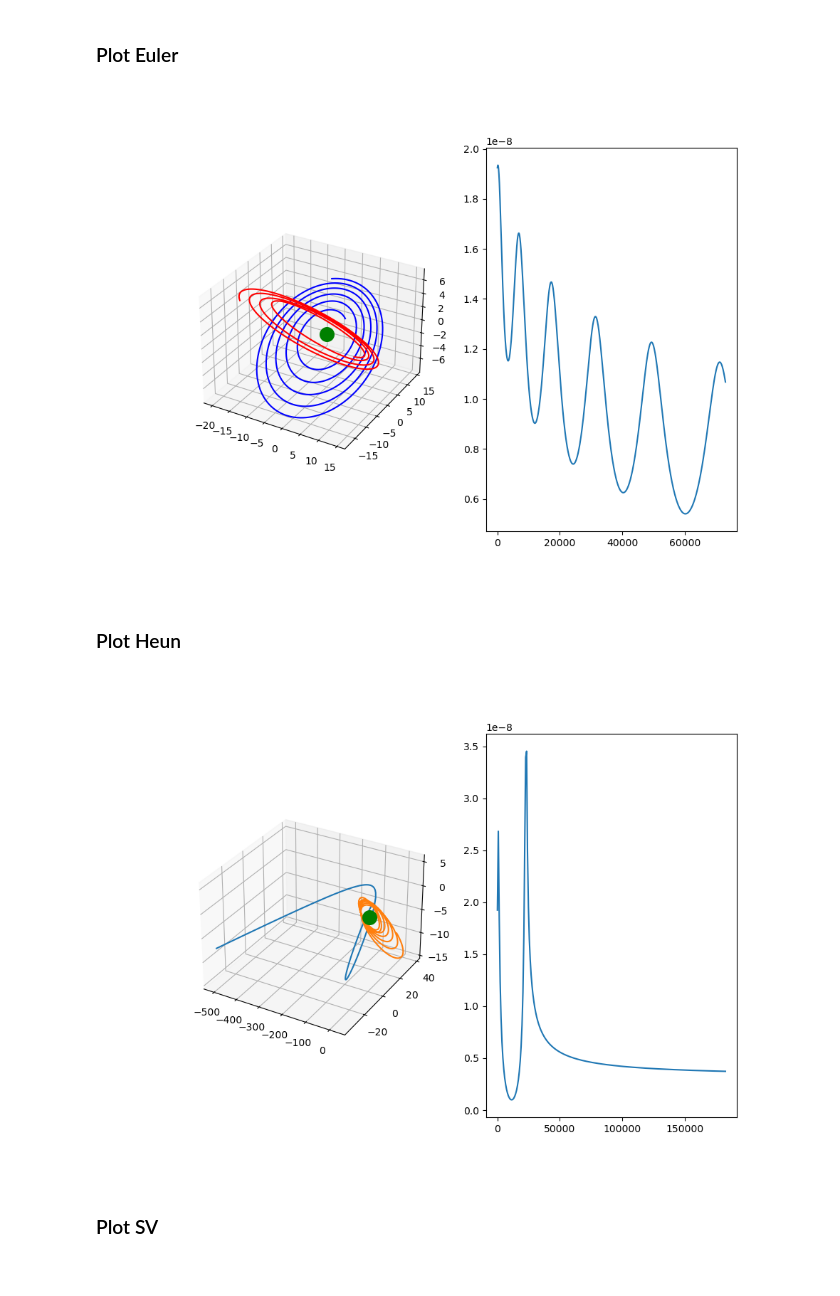
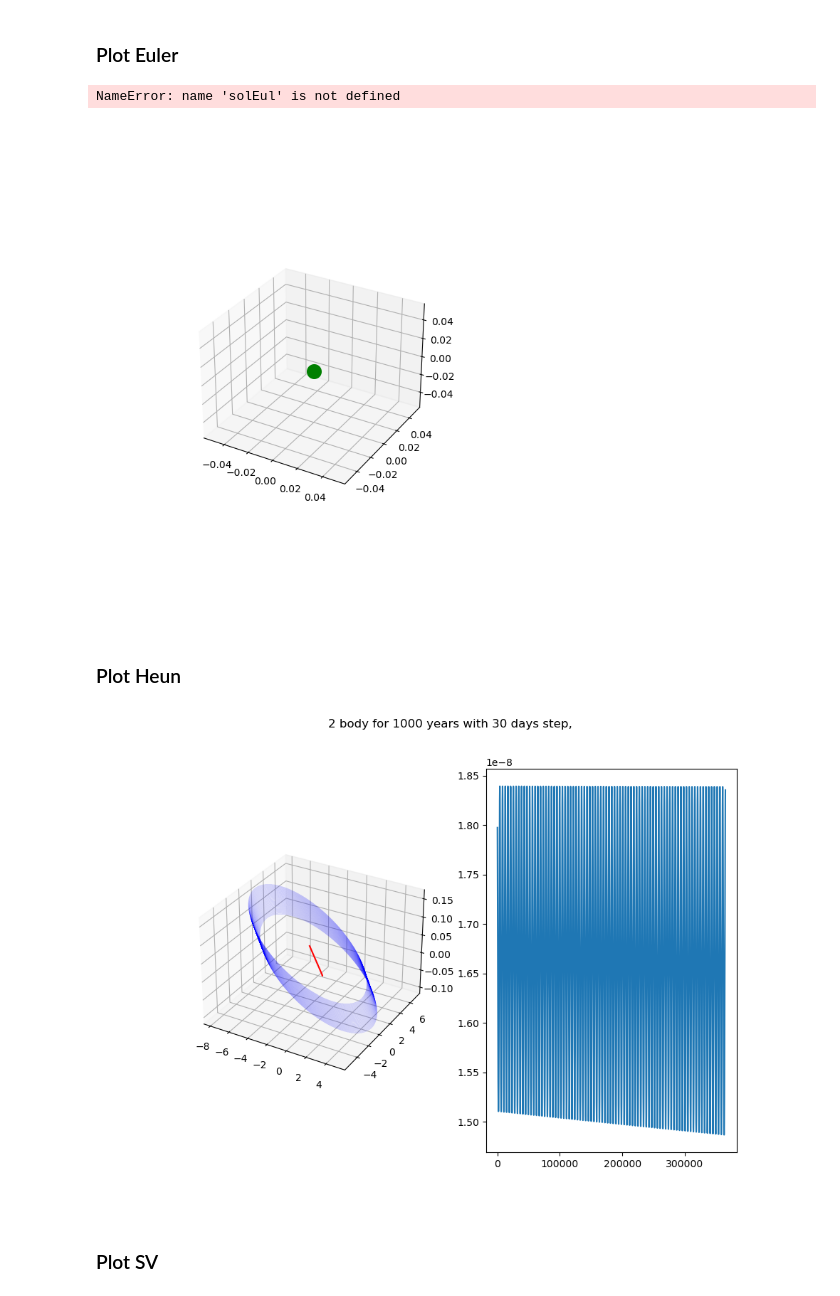
Before and after one commit to ColinDucarme/LPHYS1303---Projet, a Jupyter notebook: FD/Celestial_Dynamics.ipynb, the cells around one changed output. Cells and saved outputs as stored; diff of their text form; code cells hidden in the pictures.

```diff
--- a/FD/Celestial_Dynamics.ipynb
+++ b/FD/Celestial_Dynamics.ipynb
@@ -11,5 +11,5 @@ d = 86400 # s/d
 m_sun = 1.9885e30 # kg/m_Sun
 G = 6.67430e-11 # m³/kg/s²
 G = G*(86400**2)*m_sun/(ua**3) # ua³/m_Sun/d²
-masses2 = np.array([1.9885e30, 1.898e27])/1.9885e30 # [Sun, Jupiter] in m_Sun
-masses = np.array([1.9885e30, 1.898e27, 5,6846e26])/1.9885e30
+masses2 = np.array([1., 954.79e-6]) # [Sun, Jupiter] in m_Sun
+masses = np.array([1., 954.79e-6, 285.87e-6])
@@ -345,31 +239,34 @@ np.savetxt(fname="./Data/Sat_p.txt", X=solHeun['pos'][6:9,:],delimiter=',')
 # %% [markdown]
 ### Plot Euler
 # %%
-fig= plt.figure(figsize=(10,7))
-ax1 = fig.add_subplot(1,2,1,projection='3d')
-ax1.scatter(0,0,0,c='green',s=200)
-ax1.plot(solEul['pos'][3,:],solEul['pos'][4,:],solEul['pos'][5,:],c='blue')
-ax1.plot(solEul['pos'][6,:],solEul['pos'][7,:],solEul['pos'][8,:],c='red')
-ax2 = fig.add_subplot(1,2,2)
-ax2.plot(solEul['t'],solEul['E'])
+# fig= plt.figure(figsize=(10,7))
+# ax1 = fig.add_subplot(1,2,1,projection='3d')
+# ax1.scatter(0,0,0,c='green',s=200)
+# ax1.plot(solEul['pos'][3,:],solEul['pos'][4,:],solEul['pos'][5,:],c='blue')
+# ax1.plot(solEul['pos'][6,:],solEul['pos'][7,:],solEul['pos'][8,:],c='red')
+# ax2 = fig.add_subplot(1,2,2)
+# ax2.plot(solEul['t'],solEul['E'])
 
-plt.show()
+# plt.show()
 # %% [output]
+NameError: name 'solEul' is not defined
-[figure, old version]
+[figure, new version]
 # %% [markdown]
 ### Plot Heun
 # %%
 fig= plt.figure(figsize=(10,7))
+fig.suptitle('{} body for {} years with {} days step, '.format(N_body,N_tmax,dt))
 ax1 = fig.add_subplot(1,2,1,projection='3d')
-ax1.scatter(0,0,0,c='green',s=200)
-ax1.plot(solHeun['pos'][3,:],solHeun['pos'][4,:],solHeun['pos'][5,:])
-ax1.plot(solHeun['pos'][6,:],solHeun['pos'][7,:],solHeun['pos'][8,:])
+# ax1.scatter(0,0,0,c='red',s=20)
+ax1.plot(solHeun['pos'][0,:],solHeun['pos'][1,:],solHeun['pos'][2,:],c='red')
+ax1.plot(solHeun['pos'][3,:],solHeun['pos'][4,:],solHeun['pos'][5,:],c='blue',linewidth=.05)
+# ax1.plot(solHeun['pos'][6,:],solHeun['pos'][7,:],solHeun['pos'][8,:],c='green',linewidth=.05)
 ax2 = fig.add_subplot(1,2,2)
 ax2.plot(solHeun['t'],solHeun['E'])
 
 plt.show()
 # %% [output]
-[figure, old version]
+[figure, new version]
 # %% [markdown]
 ### Plot SV
 # %%
```
Also changed, not shown: parts of 7 cells of this notebook.
